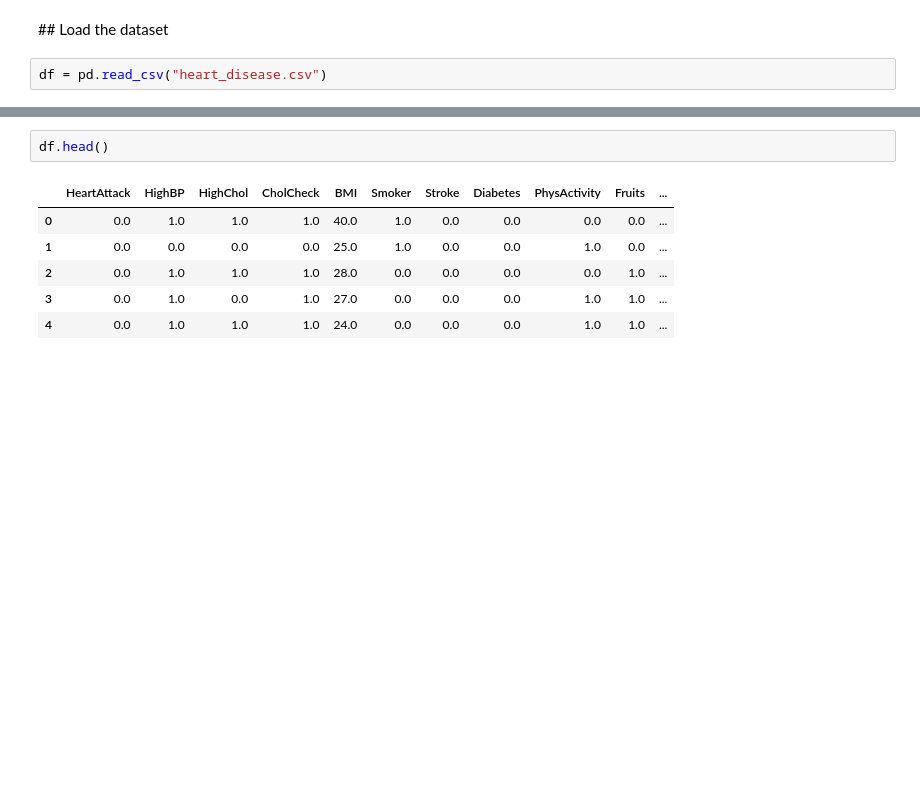
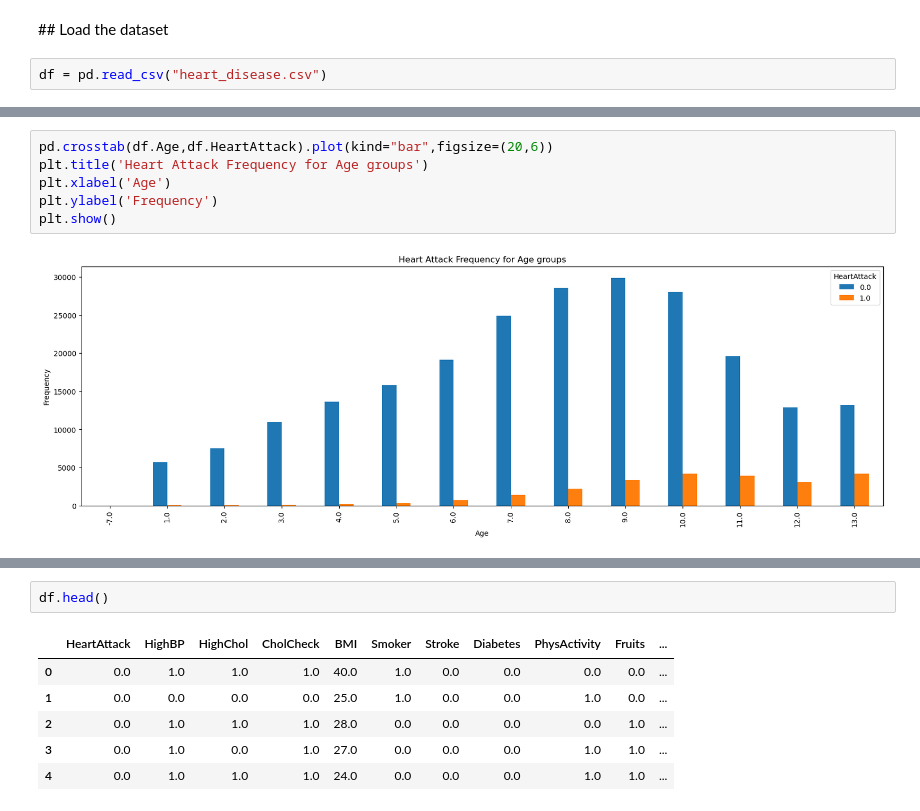
Before and after one commit to acrulopez/heart-attack-prediction, a Jupyter notebook: Project.ipynb, the cells around one changed output, grey strips where cells are left out. Saved outputs shown, nothing was run; the diff lists cells and outputs as text; blank space fills up the shorter version.

```diff
--- a/Project.ipynb
+++ b/Project.ipynb
@@ -102,0 +153,8 @@ df = pd.read_csv("heart_disease.csv")
+# %%
+pd.crosstab(df.Age,df.HeartAttack).plot(kind="bar",figsize=(20,6))
+plt.title('Heart Attack Frequency for Age groups')
+plt.xlabel('Age')
+plt.ylabel('Frequency')
+plt.show()
+# %% [output]
+[figure, added]
```
Also changed, not shown: parts of 33 cells of this notebook.
